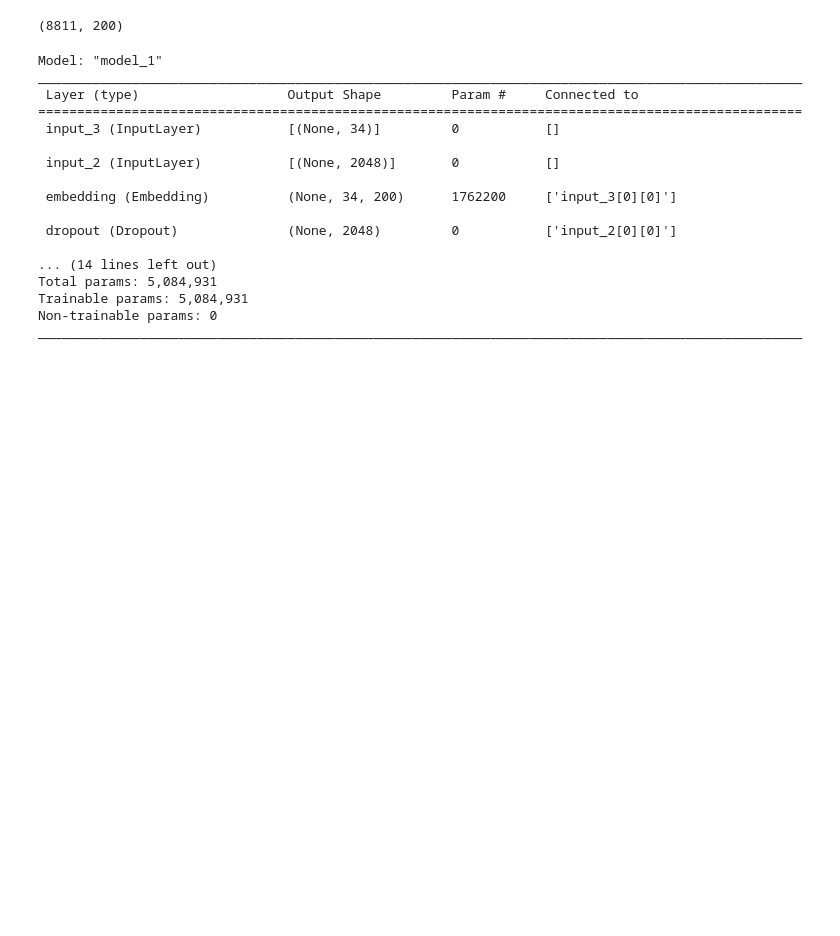
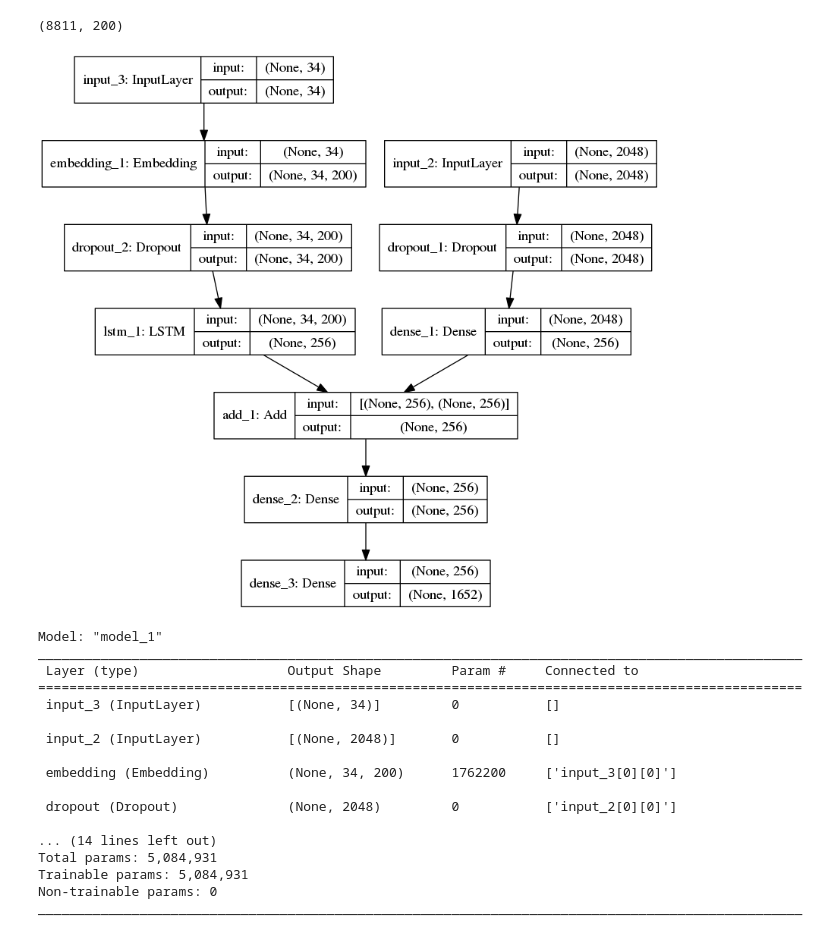
Before and after one commit to ArnavKetkar/PortfolioProjects, a Jupyter notebook: ImageCaptioning.ipynb, the cells around one changed output. Saved outputs shown, nothing was run; the diff lists cells and outputs as text; code cells hidden in the pictures; blank space fills up the shorter version.

```diff
--- a/ImageCaptioning.ipynb
+++ b/ImageCaptioning.ipynb
@@ -377,6 +382,10 @@ for word, ix in wordtoix.items():
 embedding_matrix.shape
 # %% [output]
 (8811, 200)
+# %%
+Image('/content/drive/MyDrive/Image Captioning Project/decoder.png')
+# %% [output]
+[figure, added]
 # %%
 # image feature extractor model
 inputs1 = Input(shape=(2048,))
```
Also changed, not shown: parts of 2 cells of this notebook.
